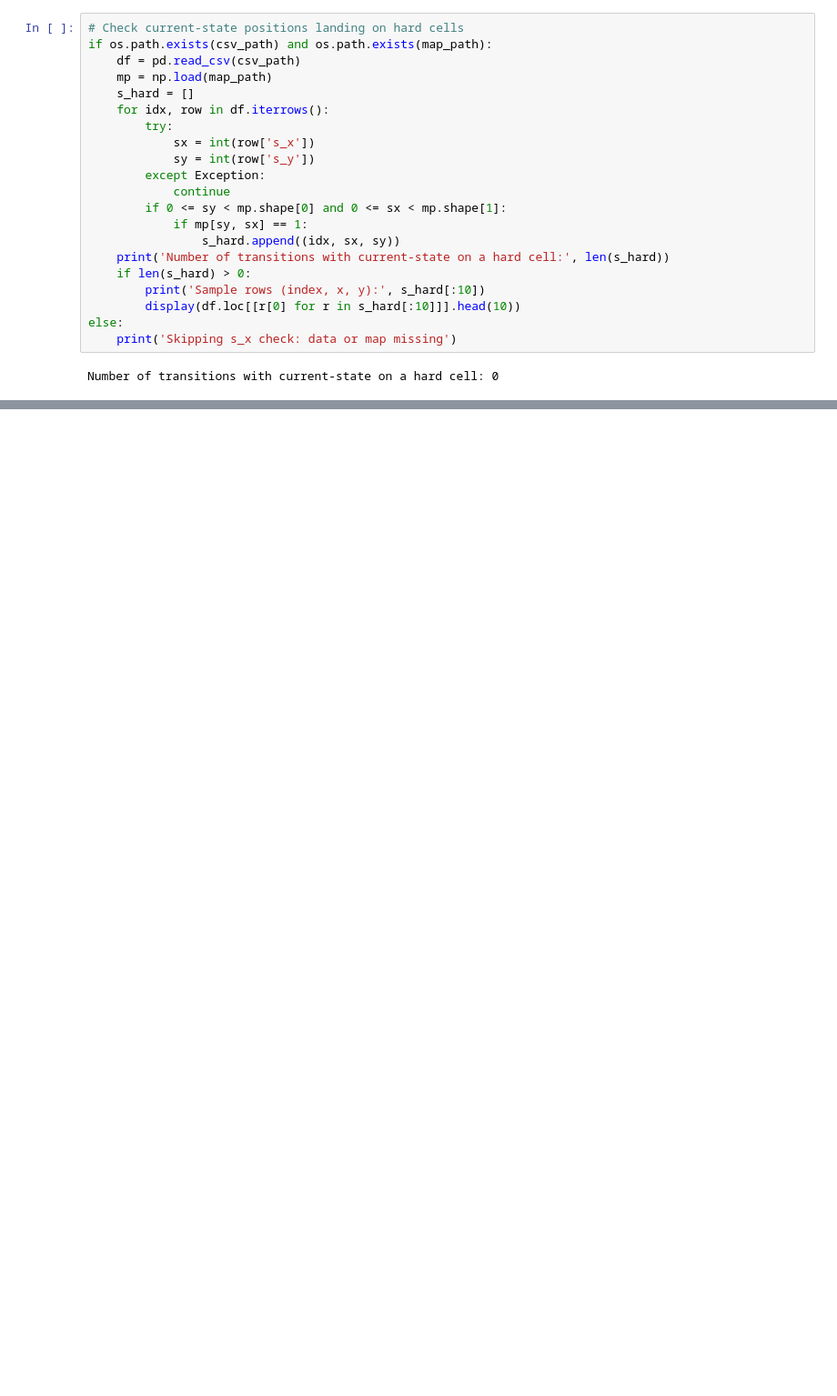
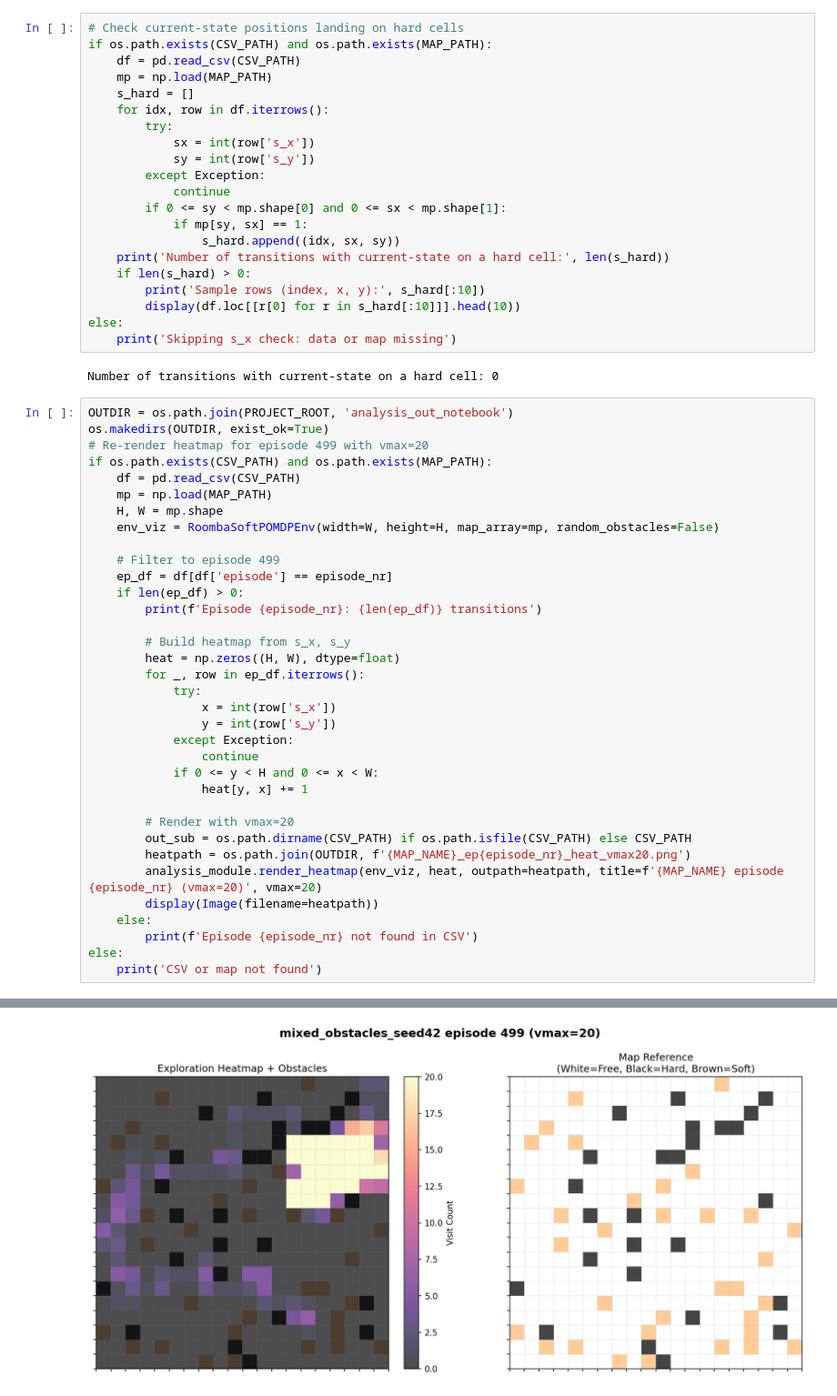
Before and after one commit to sura2903/AA228Roomba, a Jupyter notebook: analysis_notebook.ipynb, the cells around one changed output, grey strips where cells are left out. Shown at 91% size. Saved outputs shown, nothing was run; the diff lists cells and outputs as text; blank space fills up the shorter version.

```diff
--- a/analysis_notebook.ipynb
+++ b/analysis_notebook.ipynb
@@ -139,8 +103,8 @@ Number of transitions with next-state on a hard cell: 0
 # %%
 # Check current-state positions landing on hard cells
-if os.path.exists(csv_path) and os.path.exists(map_path):
-    df = pd.read_csv(csv_path)
-    mp = np.load(map_path)
+if os.path.exists(CSV_PATH) and os.path.exists(MAP_PATH):
+    df = pd.read_csv(CSV_PATH)
+    mp = np.load(MAP_PATH)
     s_hard = []
     for idx, row in df.iterrows():
         try:
@@ -159,3 +123,39 @@ else:
     print('Skipping s_x check: data or map missing')
 # %% [output]
 Number of transitions with current-state on a hard cell: 0
+# %%
+OUTDIR = os.path.join(PROJECT_ROOT, 'analysis_out_notebook')
+os.makedirs(OUTDIR, exist_ok=True)
+# Re-render heatmap for episode 499 with vmax=20
+if os.path.exists(CSV_PATH) and os.path.exists(MAP_PATH):
+    df = pd.read_csv(CSV_PATH)
+    mp = np.load(MAP_PATH)
+    H, W = mp.shape
+    env_viz = RoombaSoftPOMDPEnv(width=W, height=H, map_array=mp, random_obstacles=False)
+
+    # Filter to episode 499
+    ep_df = df[df['episode'] == episode_nr]
+    if len(ep_df) > 0:
+        print(f'Episode {episode_nr}: {len(ep_df)} transitions')
+
+        # Build heatmap from s_x, s_y
+        heat = np.zeros((H, W), dtype=float)
+        for _, row in ep_df.iterrows():
+            try:
+                x = int(row['s_x'])
+                y = int(row['s_y'])
+            except Exception:
+                continue
+            if 0 <= y < H and 0 <= x < W:
+                heat[y, x] += 1
+
+        # Render with vmax=20
+        out_sub = os.path.dirname(CSV_PATH) if os.path.isfile(CSV_PATH) else CSV_PATH
+        heatpath = os.path.join(OUTDIR, f'{MAP_NAME}_ep{episode_nr}_heat_vmax20.png')
+        analysis_module.render_heatmap(env_viz, heat, outpath=heatpath, title=f'{MAP_NAME} episode {episode_nr} (vmax=20)', vmax=20)
+        display(Image(filename=heatpath))
+    else:
+        print(f'Episode {episode_nr} not found in CSV')
+else:
+    print('CSV or map not found')
+# %% [output]
@@ -161,0 +163 @@ Number of transitions with current-state on a hard cell: 0
+[figure, added]
```
Also changed, not shown: parts of 7 cells of this notebook, 1 other file.
